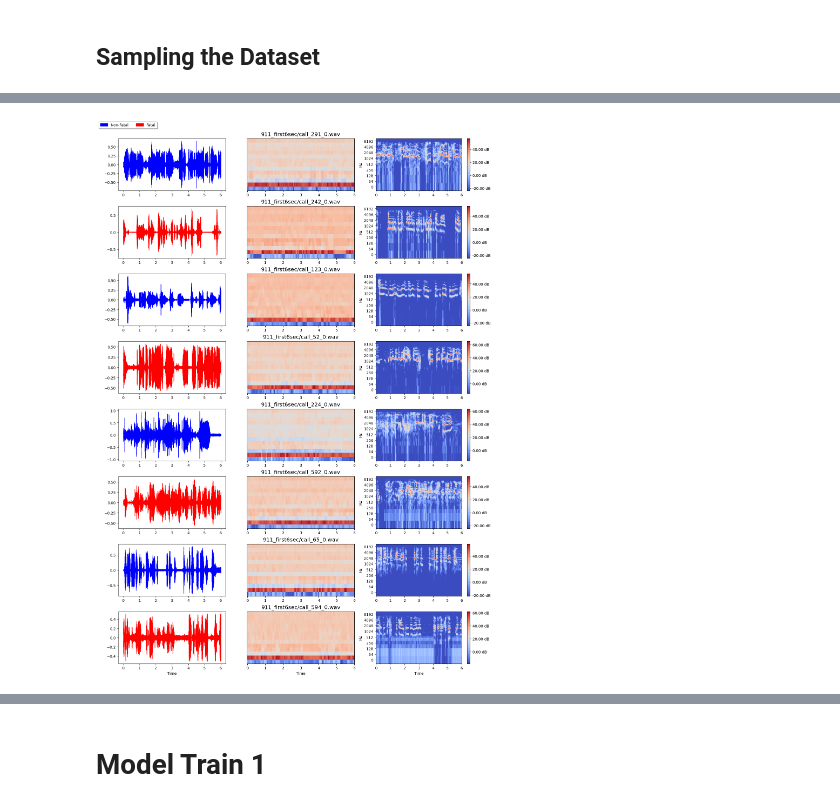
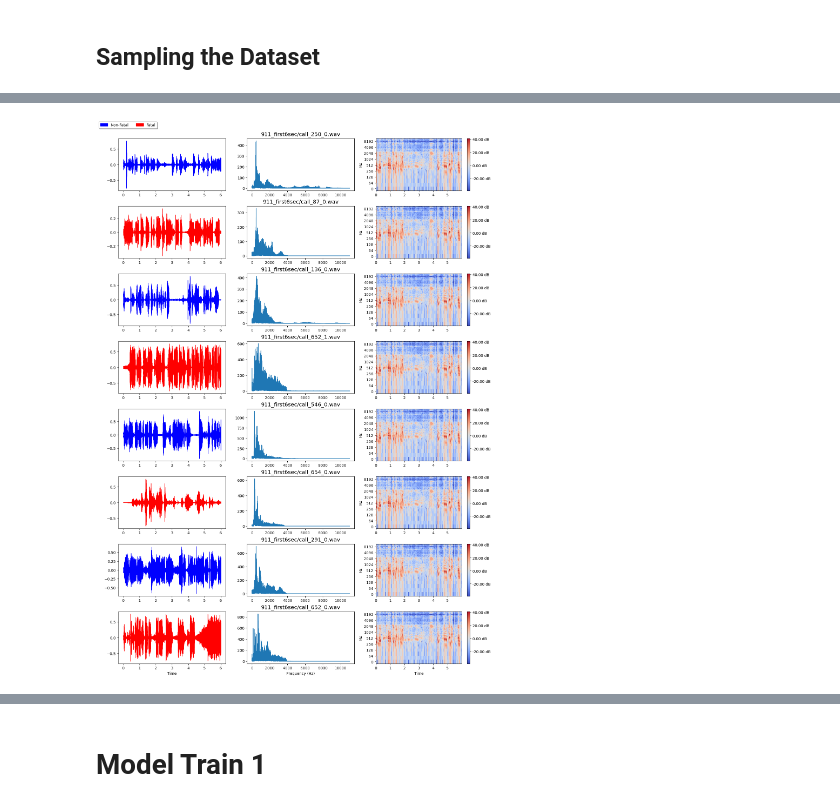
Before and after one commit to ramwtz/data-science-project, a Jupyter notebook: draft/basic_model_train.ipynb, the cells around one changed output, grey strips where cells are left out. Cells and saved outputs as stored; diff of their text form; code cells hidden in the pictures.

Commit message:
add spectrogram

```diff
--- a/draft/basic_model_train.ipynb
+++ b/draft/basic_model_train.ipynb
@@ -325,2 +378,14 @@ time: 330 ms (started: 2023-09-24 17:08:32 +00:00)
 # %% [markdown]
 ## Sampling the Dataset
+# %%
+def magnitude_spectrum_plot(data, sample_rate, ax):
+  ft = np.fft.rfft(data)
+  mag_spec = np.abs(ft)
+  frequency_bins = fft.rfftfreq(sample_rate*6, 1/sample_rate)
+
+  # ax.figure(figsize=(18,5))
+  ax.plot(frequency_bins, mag_spec)
+  ax.set_xlabel('Frequency (Hz)')
+  ticks = ax.get_xticks()
+  ticks = ticks.astype(np.int32)
+  ax.set_xticklabels(ticks)
@@ -326,0 +394,14 @@ time: 330 ms (started: 2023-09-24 17:08:32 +00:00)
+# %%
+def spectrogram_plot(data, sample_rate, ax):
+  frame_size = 512
+  hop_size = 124
+  stft_data = lbrs.stft(sample_data, n_fft=frame_size, hop_length=hop_size)
+
+  # use dB which as stated above are log-scaled
+  stft_data = np.abs(stft_data)
+  stft_data_log = lbrs.amplitude_to_db(stft_data)
+
+  # switch y-axis to log
+  return lbrs.display.specshow(
+      stft_data_log, hop_length=hop_size, sr=sample_rate,
+      x_axis='time', y_axis='log', ax=ax)
@@ -338,36 +421,37 @@ blue_patch = mpatches.Patch(color='blue', label='Non-Fatal')
 lgnd = [blue_patch, red_patch]
 loc = (0.1, 1.02)
 fig.legend(handles=lgnd, bbox_to_anchor=loc, ncol=2, fancybox=True, shadow=True)
 
 # populate subfigures
 for i, subfig in enumerate(subfigs):
   # create subplots in subfigure
   sub_axs = subfig.subplots(nrows=1, ncols=3, squeeze=True)
   subfig.subplots_adjust(left=0)
 
   # choose between fatal and non fatal
   cls = i % 2
   color = 'r' if cls else 'b'
 
   # create wave plot
   sample = metadata_df[metadata_df['deaths_binary'] == cls].sample(1)
   sample_filename = sample['filename'].iat[0]
   title, y, sr = create_audio_series(sample_filename)
   lbrs.display.waveshow(y=y, sr=sr, ax=sub_axs[0], color=color)
 
   # add title to subfigure
   subfig.suptitle(title, x=0.45, fontsize='x-large')
 
   #
-  mfcc=lbrs.feature.mfcc(y=y, sr=sr, n_mfcc=13)
-  lbrs.display.specshow(mfcc, x_axis='time', ax=sub_axs[1])
+  # mfcc=lbrs.feature.mfcc(y=y, sr=sr, n_mfcc=13)
+  # lbrs.display.specshow(mfcc, x_axis='time', ax=sub_axs[1])
 
   #
-  S = lbrs.feature.melspectrogram(y=y, sr=sr, n_mels=128)
-  db = lbrs.amplitude_to_db(S)
-  img = lbrs.display.specshow(db, x_axis='time', y_axis='log', ax=sub_axs[2])
+  magnitude_spectrum_plot(y, sr, ax=sub_axs[1])
+
+  #
+  img = spectrogram_plot(y, sr, ax=sub_axs[2])
   subfig.colorbar(img, ax=sub_axs[2], format=f'%0.2f dB')
 
 plt.show()
 # %% [output]
-[figure, old version]
+[figure, new version]
```
Also changed, not shown: parts of 39 cells of this notebook.
